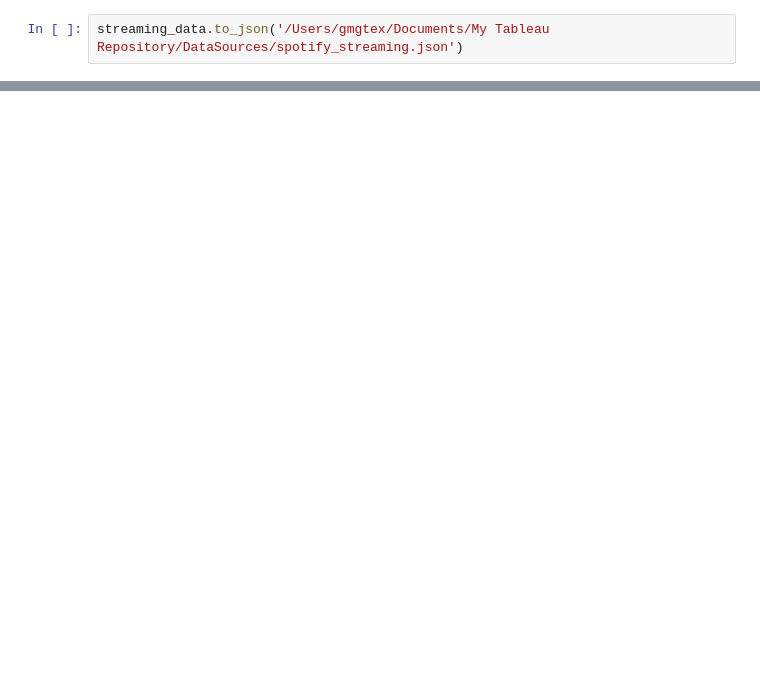
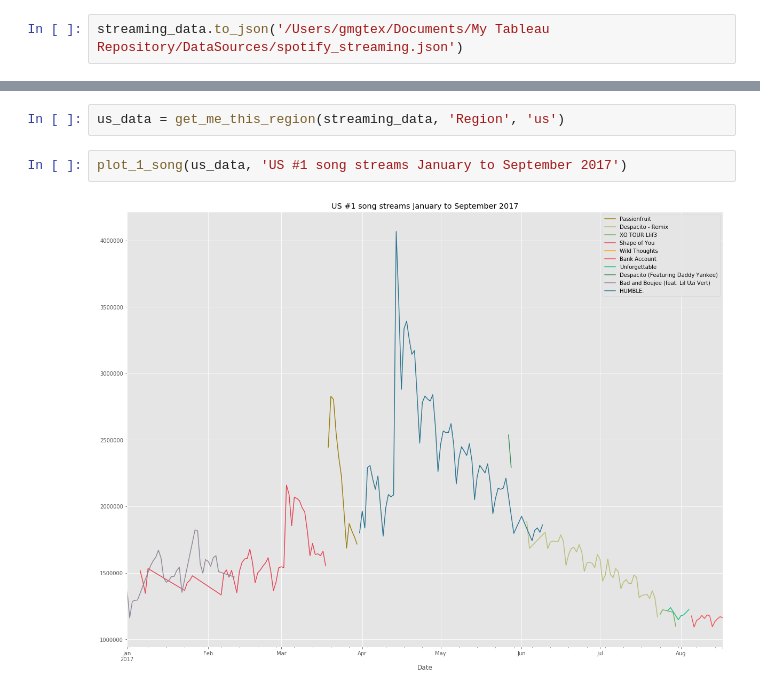
Before and after one commit to maxgrossenbacher/Forecasting_daily_spotify_streams, a Jupyter notebook: src/Spotify_Time_Series.ipynb, the cells around one changed output, grey strips where cells are left out. Cells and saved outputs as stored; diff of their text form; blank space fills up the shorter version.

```diff
--- a/src/Spotify_Time_Series.ipynb
+++ b/src/Spotify_Time_Series.ipynb
@@ -264,0 +270,6 @@ streaming_data.to_json('/Users/gmgtex/Documents/My Tableau Repository/DataSource
+# %%
+us_data = get_me_this_region(streaming_data, 'Region', 'us')
+# %%
+plot_1_song(us_data, 'US #1 song streams January to September 2017')
+# %% [output]
+[figure, added]
```
Also changed, not shown: parts of 3 cells of this notebook.
